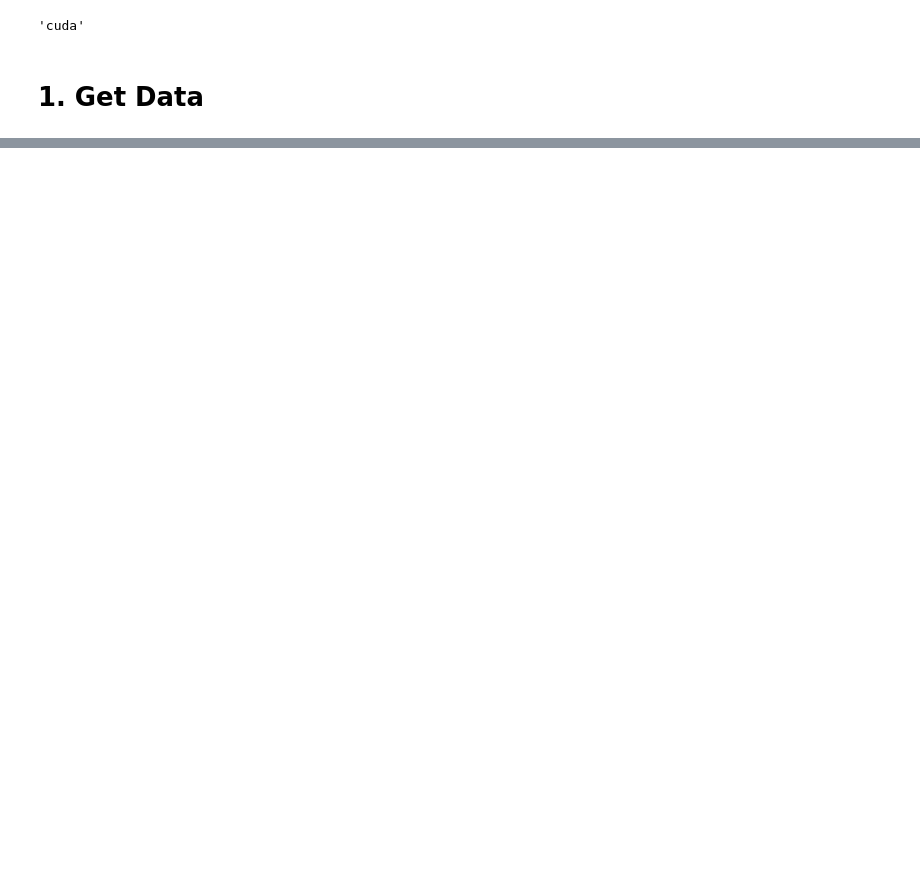
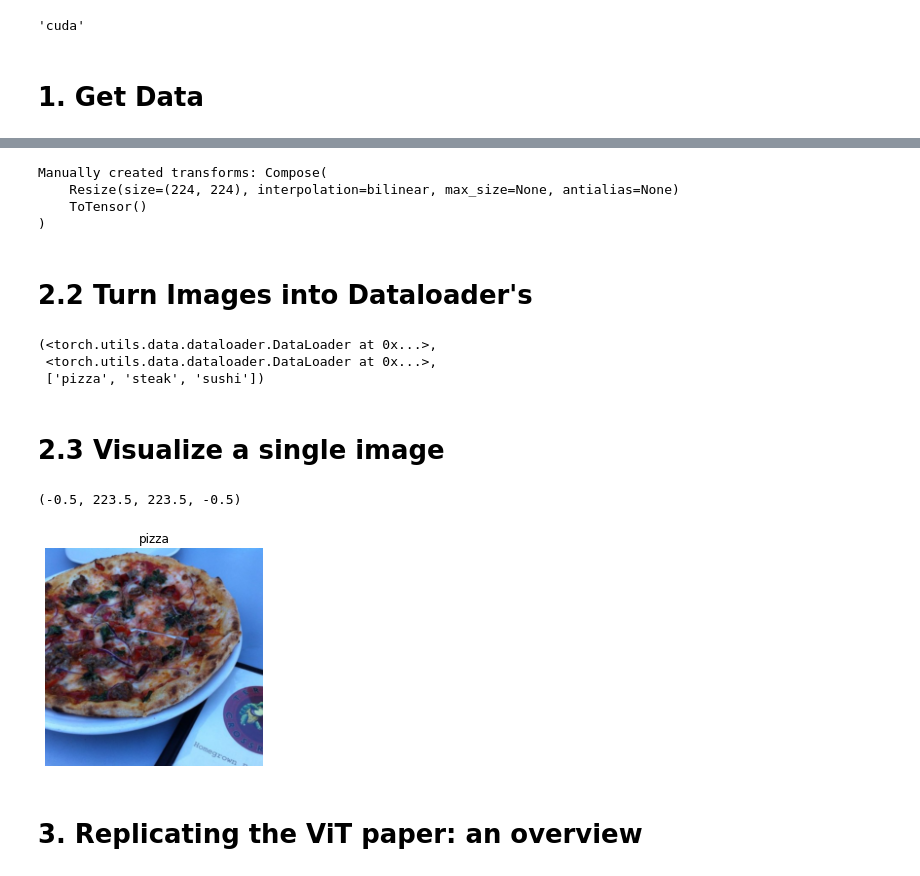
Before and after one commit to mahdiislam79/ViT-Implementation, a Jupyter notebook: ViT_Implementation.ipynb, the cells around one changed output, grey strips where cells are left out. Drawn from its saved outputs; the diff is of its cells as text; code cells hidden in the pictures; blank space fills up the shorter version.

Commit message:
Creating data loaders

```diff
--- a/ViT_Implementation.ipynb
+++ b/ViT_Implementation.ipynb
@@ -102,0 +91,50 @@ In Table 3, the training resolution is mentioned as being 224 (height=224, width
+# %%
+# Create image size (from Table 3 in the ViT paper)
+Img_Size = 224
+
+# Create transform pipeline manually
+manual_transforms = transforms.Compose([
+      transforms.Resize((Img_Size, Img_Size)),
+      transforms.ToTensor(),
+])
+print(f'Manually created transforms: {manual_transforms}')
+# %% [output]
+Manually created transforms: Compose(
+    Resize(size=(224, 224), interpolation=bilinear, max_size=None, antialias=None)
+    ToTensor()
+)
+# %% [markdown]
+# 2.2 Turn Images into Dataloader's
+# %%
+# Set the batch size
+BATCH_SIZE = 32
+
+# Create data loaders
+train_dataloader, test_dataloader, class_names = data_setup.create_dataloaders(
+    train_dir = train_dir,
+    test_dir = test_dir,
+    transform = manual_transforms,
+    batch_size = BATCH_SIZE
+)
+
+train_dataloader, test_dataloader, class_names
+# %% [output]
+(<torch.utils.data.dataloader.DataLoader at 0x...>,
+ <torch.utils.data.dataloader.DataLoader at 0x...>,
+ ['pizza', 'steak', 'sushi'])
+# %% [markdown]
+# 2.3 Visualize a single image
+# %%
+image_batch, label_batch = next(iter(train_dataloader))
+
+image, label = image_batch[0], label_batch[0]
+# %%
+# plot image in matplotlib
+plt.imshow(image.permute(1, 2, 0)) # rearrange image dimensions to suit matplotlib [color_channels, height, width] -> [height, width, color_channels]
+plt.title(class_names[label])
+plt.axis(False)
+# %% [output]
+(-0.5, 223.5, 223.5, -0.5)
+[figure, added]
+# %% [markdown]
+# 3. Replicating the ViT paper: an overview
```
Also changed, not shown: parts of 4 cells of this notebook.
